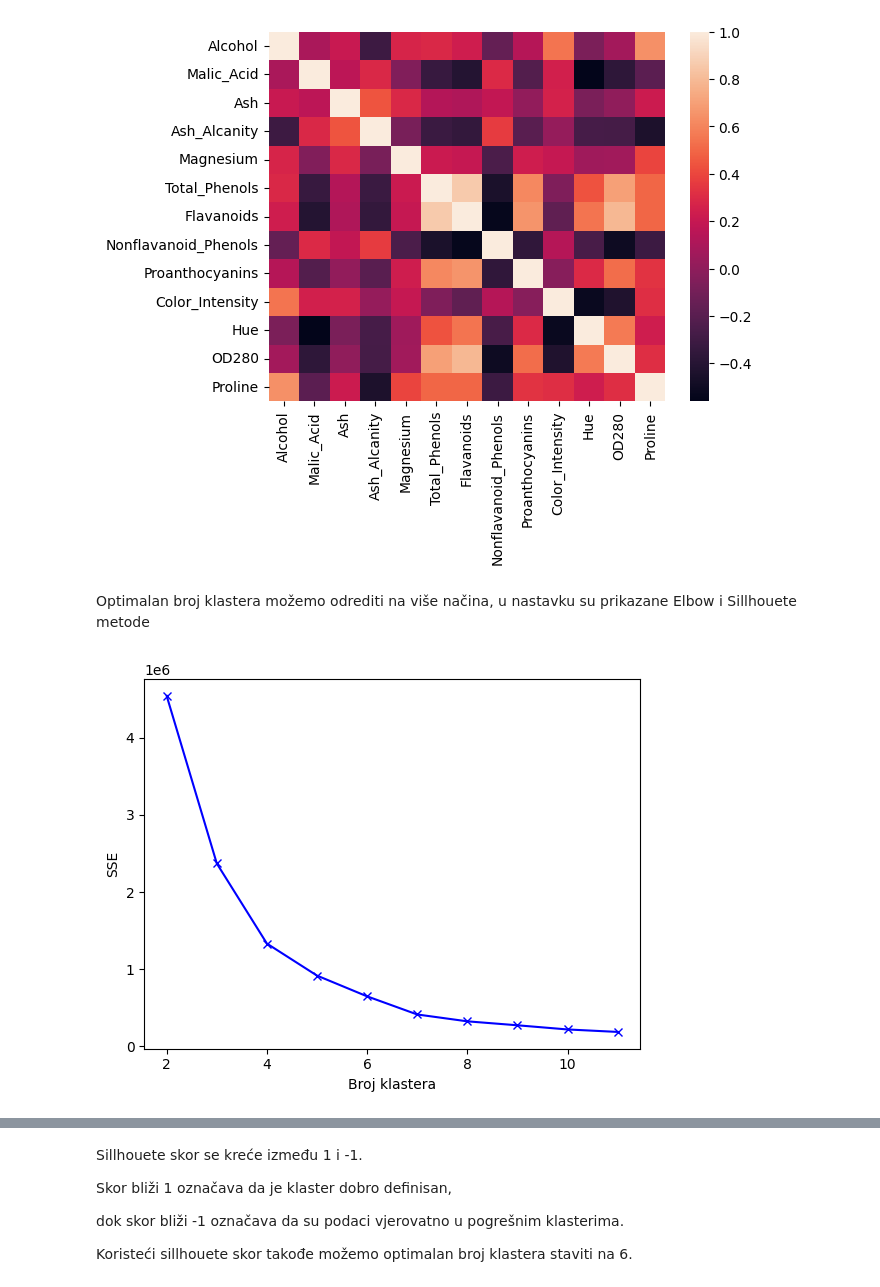
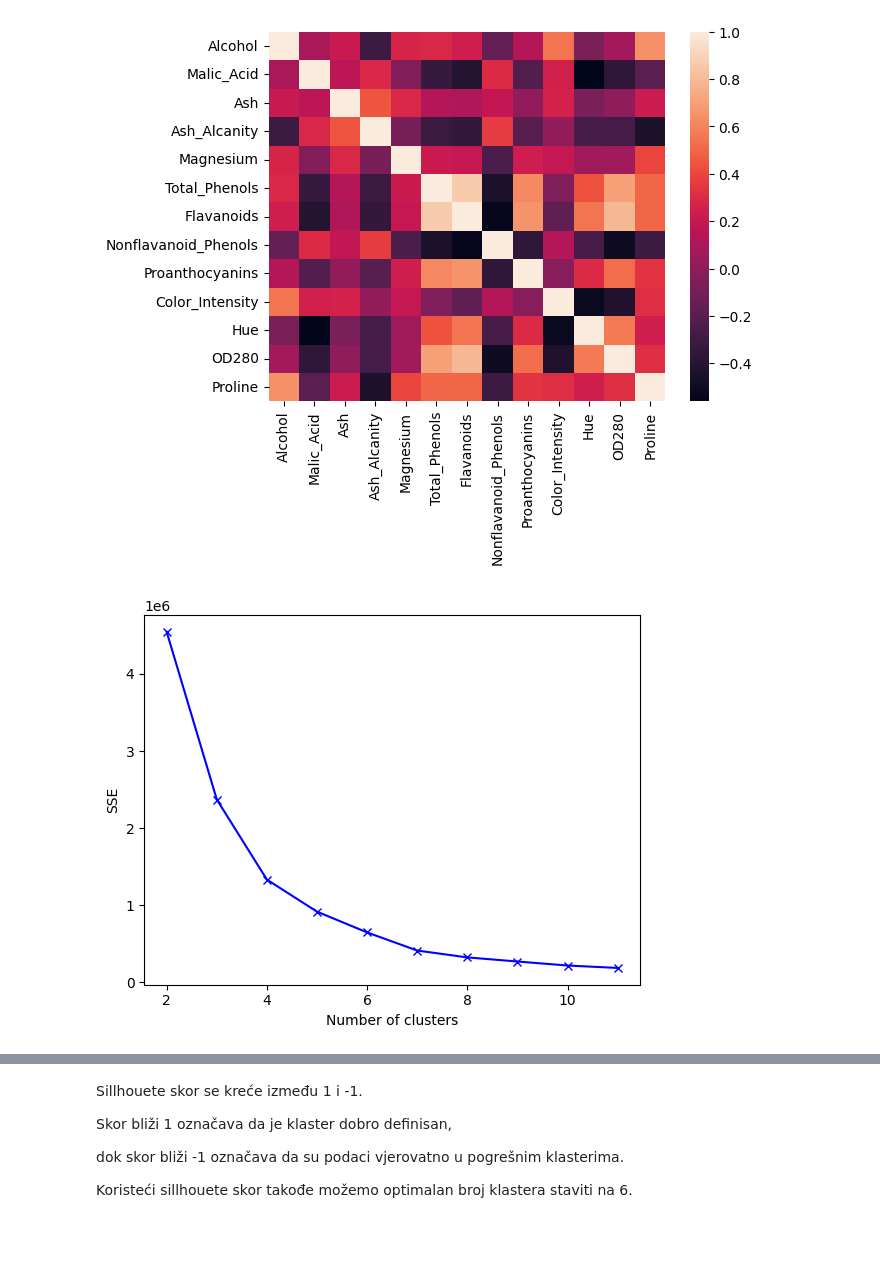
Before and after one commit to mato-m/kmeans-wine, a Jupyter notebook: model.ipynb, the cells around one changed output, grey strips where cells are left out. Saved outputs shown, nothing was run; the diff lists cells and outputs as text; code cells hidden in the pictures; blank space fills up the shorter version.

```diff
--- a/model.ipynb
+++ b/model.ipynb
@@ -113,19 +97,17 @@ sns.heatmap(df.corr())
 # %% [output]
 <Axes: >
 [figure]
-# %% [markdown]
-Optimalan broj klastera možemo odrediti na više načina, u nastavku su prikazane Elbow i Sillhouete metode
 # %%
 n_clusters_range = range(2, 12)
 sse = []
 for n_clusters in n_clusters_range:
     kmeans = KMeans(n_clusters=n_clusters)
     kmeans.fit(df)
     sse.append(kmeans.inertia_)
 
 plt.plot(n_clusters_range, sse, 'bx-')
-plt.xlabel('Broj klastera')
+plt.xlabel('Number of clusters')
 plt.ylabel('SSE')
 plt.show()
 # %% [output]
-[figure, old version]
+[figure, new version]
```
Also changed, not shown: parts of 8 cells of this notebook.
